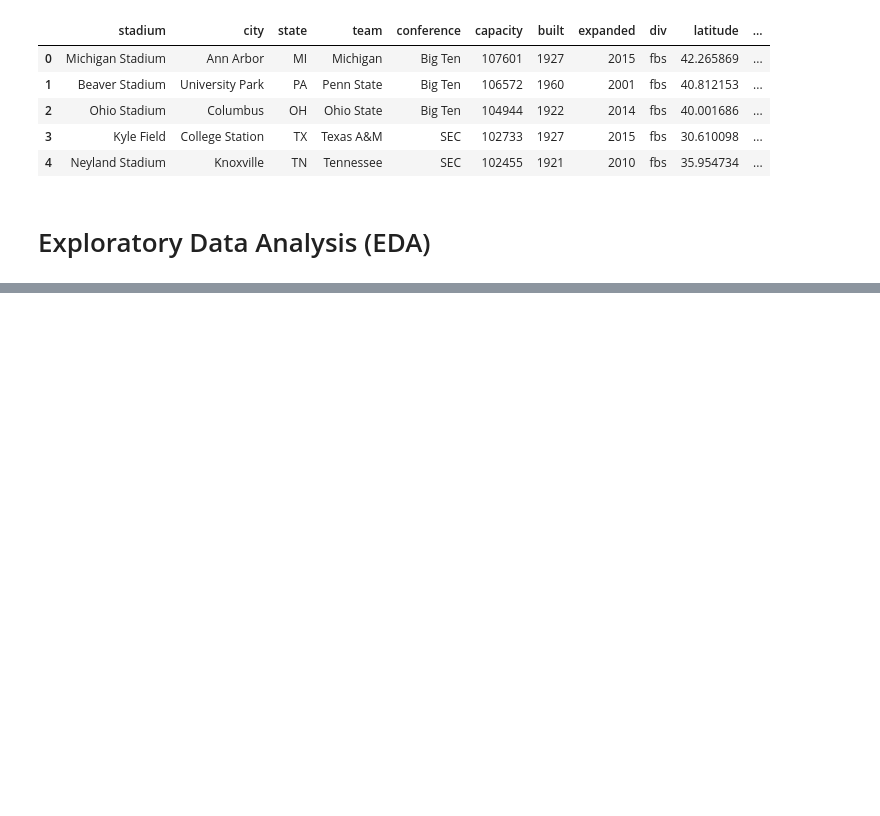
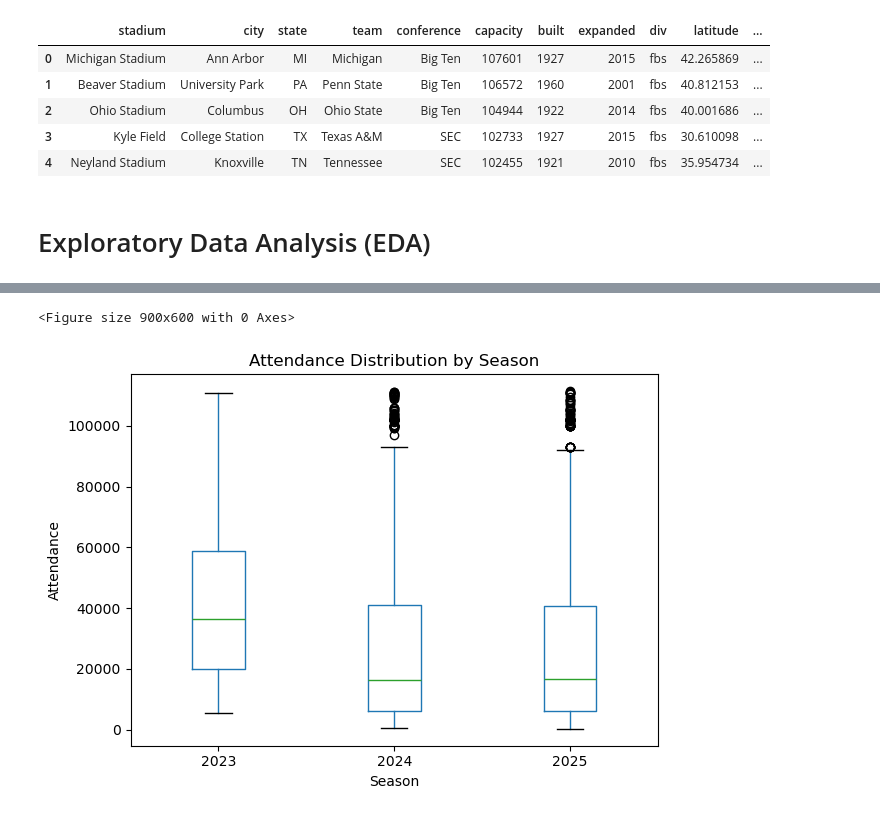
Before and after one commit to Break-Through-Tech/Sports-Analytics-1B-assessing-football-stadium-attendance-and-experience, a Jupyter notebook: notebooks/01_eda_feature_engineering.ipynb, the cells around one changed output, grey strips where cells are left out. Cells and saved outputs as stored; diff of their text form; code cells hidden in the pictures; blank space fills up the shorter version.

```diff
--- a/notebooks/01_eda_feature_engineering.ipynb
+++ b/notebooks/01_eda_feature_engineering.ipynb
@@ -508,0 +424,19 @@ Capacity-related columns: []
+# %%
+# Compare attendance distributions across the three seasons
+plt.figure(figsize=(9, 6))
+
+attendance_data.boxplot(
+    column="attendance",
+    by="season",
+    grid=False
+)
+
+plt.title("Attendance Distribution by Season")
+plt.suptitle("")
+plt.xlabel("Season")
+plt.ylabel("Attendance")
+plt.tight_layout()
+plt.show()
+# %% [output]
+<Figure size 900x600 with 0 Axes>
+[figure, added]
```
Also changed, not shown: parts of 87 cells of this notebook.
